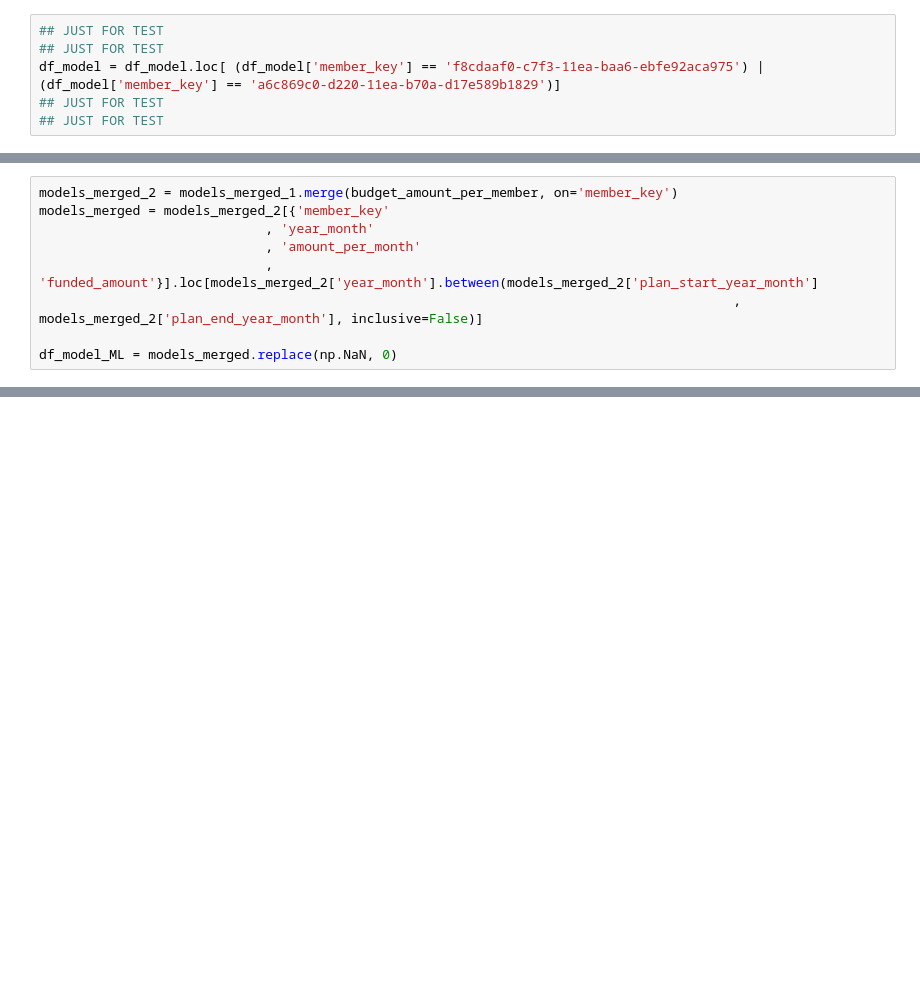
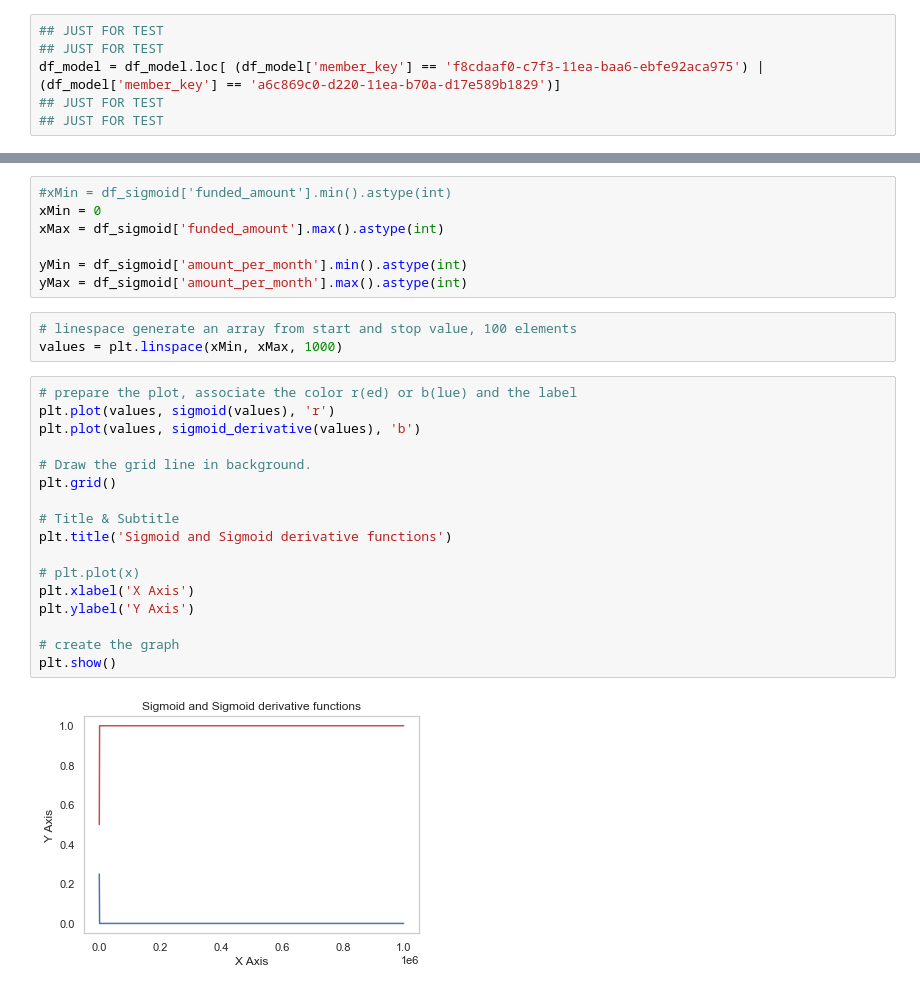
Before and after one commit to rcsjunior1987/AI, a Jupyter notebook: Budget utilisation/main.ipynb, the cells around one changed output, grey strips where cells are left out. Cells and saved outputs as stored; diff of their text form; blank space fills up the shorter version.

```diff
--- a/Budget utilisation/main.ipynb
+++ b/Budget utilisation/main.ipynb
@@ -803,9 +876,0 @@ models_merged_1 = pd.merge(df, funded_amount_per_month, how='left', left_on=['me
-# %%
-models_merged_2 = models_merged_1.merge(budget_amount_per_member, on='member_key')
-models_merged = models_merged_2[{'member_key'
-                             , 'year_month'
-                             , 'amount_per_month'
-                             , 'funded_amount'}].loc[models_merged_2['year_month'].between(models_merged_2['plan_start_year_month']
-                                                                                         , models_merged_2['plan_end_year_month'], inclusive=False)]
-
-df_model_ML = models_merged.replace(np.NaN, 0)
@@ -837,0 +960,29 @@ df_model_ML
+# %%
+#xMin = df_sigmoid['funded_amount'].min().astype(int)
+xMin = 0
+xMax = df_sigmoid['funded_amount'].max().astype(int)
+
+yMin = df_sigmoid['amount_per_month'].min().astype(int)
+yMax = df_sigmoid['amount_per_month'].max().astype(int)
+# %%
+# linespace generate an array from start and stop value, 100 elements
+values = plt.linspace(xMin, xMax, 1000)
+# %%
+# prepare the plot, associate the color r(ed) or b(lue) and the label
+plt.plot(values, sigmoid(values), 'r')
+plt.plot(values, sigmoid_derivative(values), 'b')
+
+# Draw the grid line in background.
+plt.grid()
+
+# Title & Subtitle
+plt.title('Sigmoid and Sigmoid derivative functions')
+
+# plt.plot(x)
+plt.xlabel('X Axis')
+plt.ylabel('Y Axis')
+
+# create the graph
+plt.show()
+# %% [output]
+[figure, added]
```
Also changed, not shown: parts of 25 cells of this notebook.
